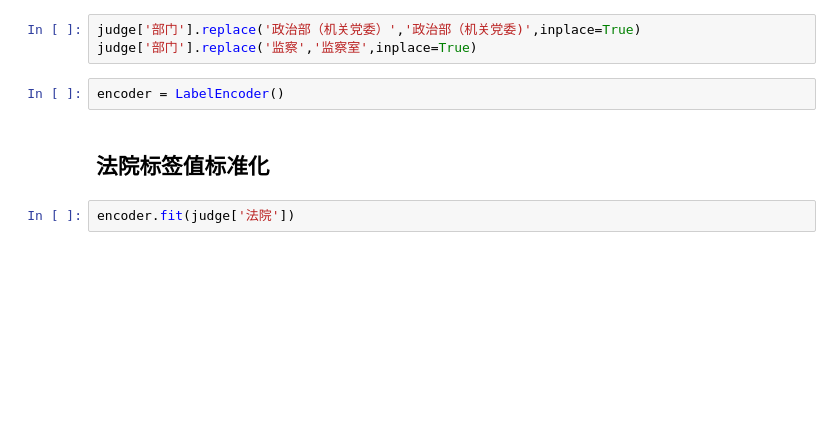
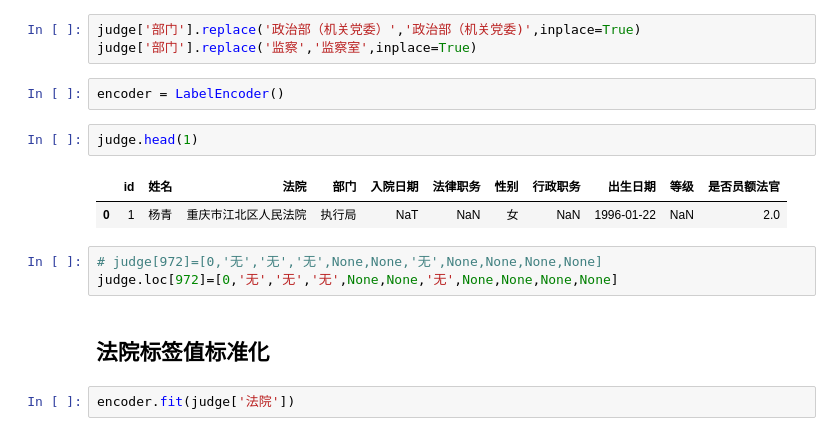
Before and after one commit to loneJG/sifa, a Jupyter notebook: judge2OneHot.ipynb, the cells around one changed output. Saved outputs shown, nothing was run; the diff lists cells and outputs as text; blank space fills up the shorter version.

```diff
--- a/judge2OneHot.ipynb
+++ b/judge2OneHot.ipynb
@@ -99,6 +118,14 @@ judge['部门'].replace('政治部（机关党委）','政治部（机关党委)
 judge['部门'].replace('监察','监察室',inplace=True)
 # %%
 encoder = LabelEncoder()
+# %%
+judge.head(1)
+# %% [output]
+|  | id | 姓名 | 法院 | 部门 | 入院日期 | 法律职务 | 性别 | 行政职务 | 出生日期 | 等级 | 是否员额法官 |
+| 0 | 1 | 杨青 | 重庆市江北区人民法院 | 执行局 | NaT | NaN | 女 | NaN | 1996-01-22 | NaN | 2.0 |
+# %%
+# judge[972]=[0,'无','无','无',None,None,'无',None,None,None,None]
+judge.loc[972]=[0,'无','无','无',None,None,'无',None,None,None,None]
 # %% [markdown]
 ## 法院标签值标准化
 # %%
```
Also changed, not shown: parts of 16 cells of this notebook, 2 other files.
